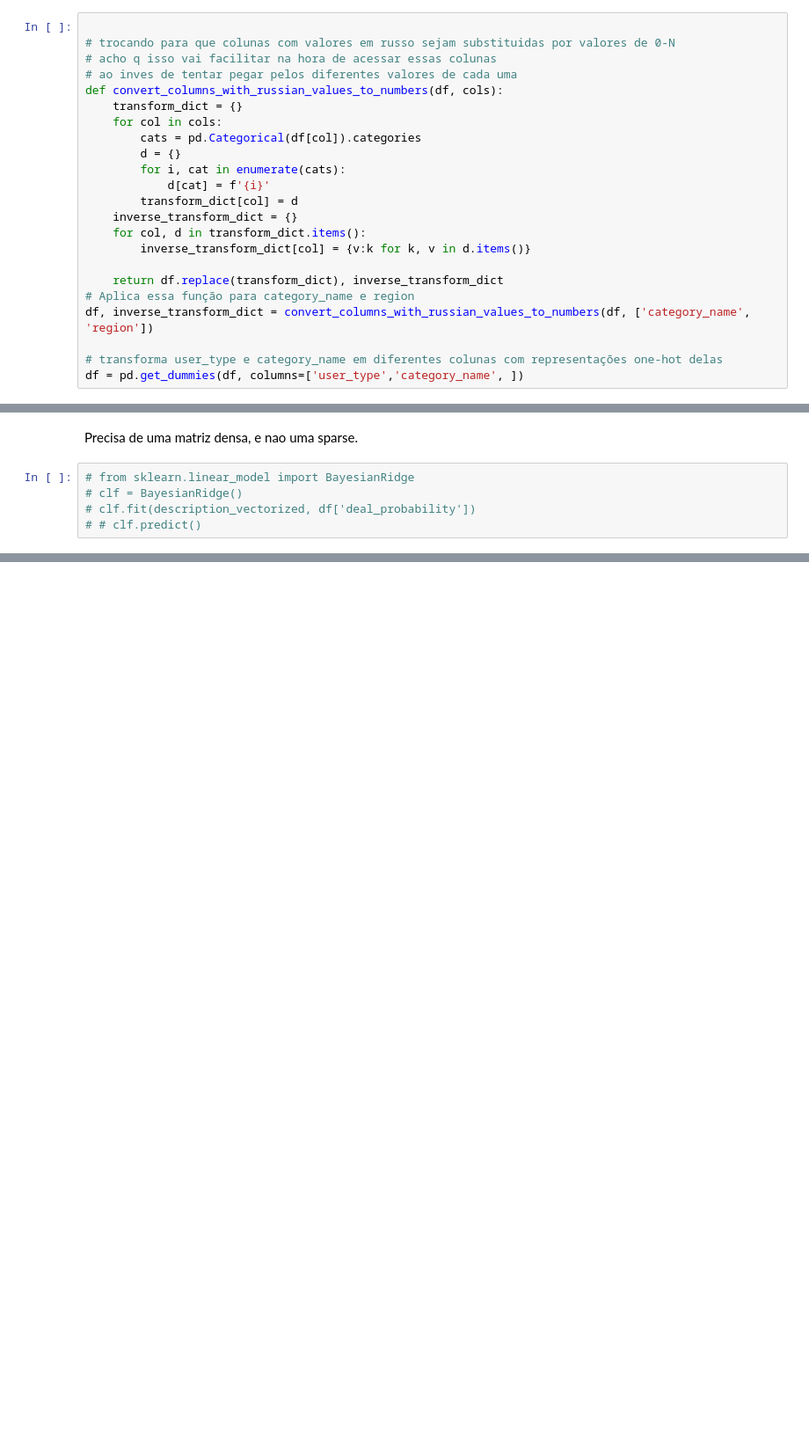
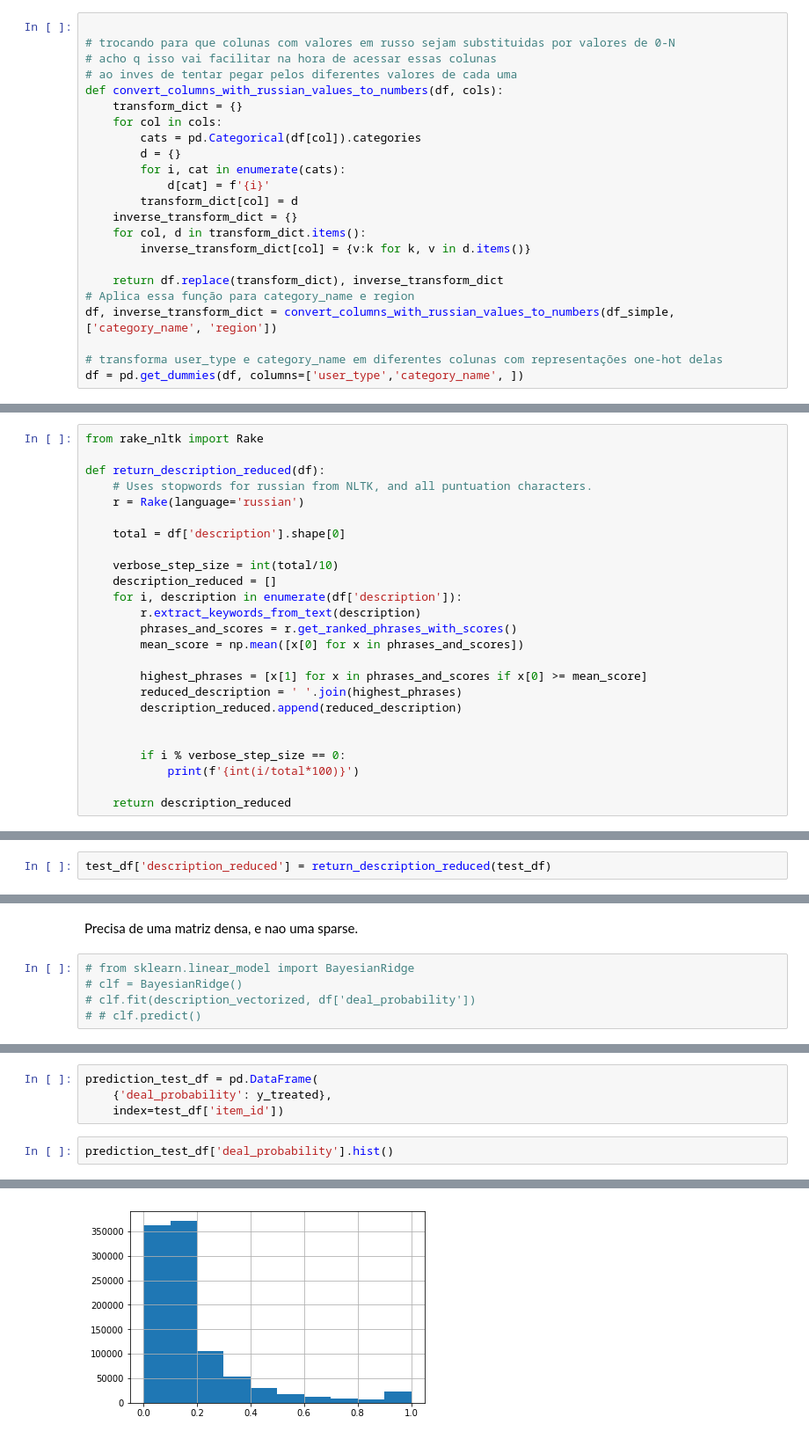
Before and after one commit to arruda/avito_challenge, a Jupyter notebook: arruda.ipynb, the cells around one changed output, grey strips where cells are left out. Shown: that part at 88% size. Saved outputs shown, nothing was run; the diff lists cells and outputs as text; blank space fills up the shorter version.

```diff
--- a/arruda.ipynb
+++ b/arruda.ipynb
@@ -37,7 +38,7 @@ def convert_columns_with_russian_values_to_numbers(df, cols):
 
     return df.replace(transform_dict), inverse_transform_dict
 # Aplica essa função para category_name e region
-df, inverse_transform_dict = convert_columns_with_russian_values_to_numbers(df, ['category_name', 'region'])
+df, inverse_transform_dict = convert_columns_with_russian_values_to_numbers(df_simple, ['category_name', 'region'])
 
 # transforma user_type e category_name em diferentes colunas com representações one-hot delas
 df = pd.get_dummies(df, columns=['user_type','category_name', ])
@@ -237,0 +223,25 @@ Agora usar isso e 'user_type, price, category_name, item_seq_number, region' pra
+# %%
+from rake_nltk import Rake
+
+def return_description_reduced(df):
+    # Uses stopwords for russian from NLTK, and all puntuation characters.
+    r = Rake(language='russian')
+
+    total = df['description'].shape[0]
+
+    verbose_step_size = int(total/10)
+    description_reduced = []
+    for i, description in enumerate(df['description']):
+        r.extract_keywords_from_text(description)
+        phrases_and_scores = r.get_ranked_phrases_with_scores()
+        mean_score = np.mean([x[0] for x in phrases_and_scores])
+
+        highest_phrases = [x[1] for x in phrases_and_scores if x[0] >= mean_score]
+        reduced_description = ' '.join(highest_phrases)
+        description_reduced.append(reduced_description)
+
+
+        if i % verbose_step_size == 0:
+            print(f'{int(i/total*100)}')
+
+    return description_reduced
@@ -237,0 +279,2 @@ Agora usar isso e 'user_type, price, category_name, item_seq_number, region' pra
+# %%
+test_df['description_reduced'] = return_description_reduced(test_df)
@@ -257,0 +336,7 @@ model_gaussian_description = gnb.fit(X, ).predict(iris.data)
+# %%
+prediction_test_df = pd.DataFrame(
+    {'deal_probability': y_treated},
+    index=test_df['item_id'])
+# %%
+prediction_test_df['deal_probability'].hist()
+# %% [output]
@@ -257,0 +344 @@ model_gaussian_description = gnb.fit(X, ).predict(iris.data)
+[figure, added]
```
Also changed, not shown: parts of 47 cells of this notebook.
